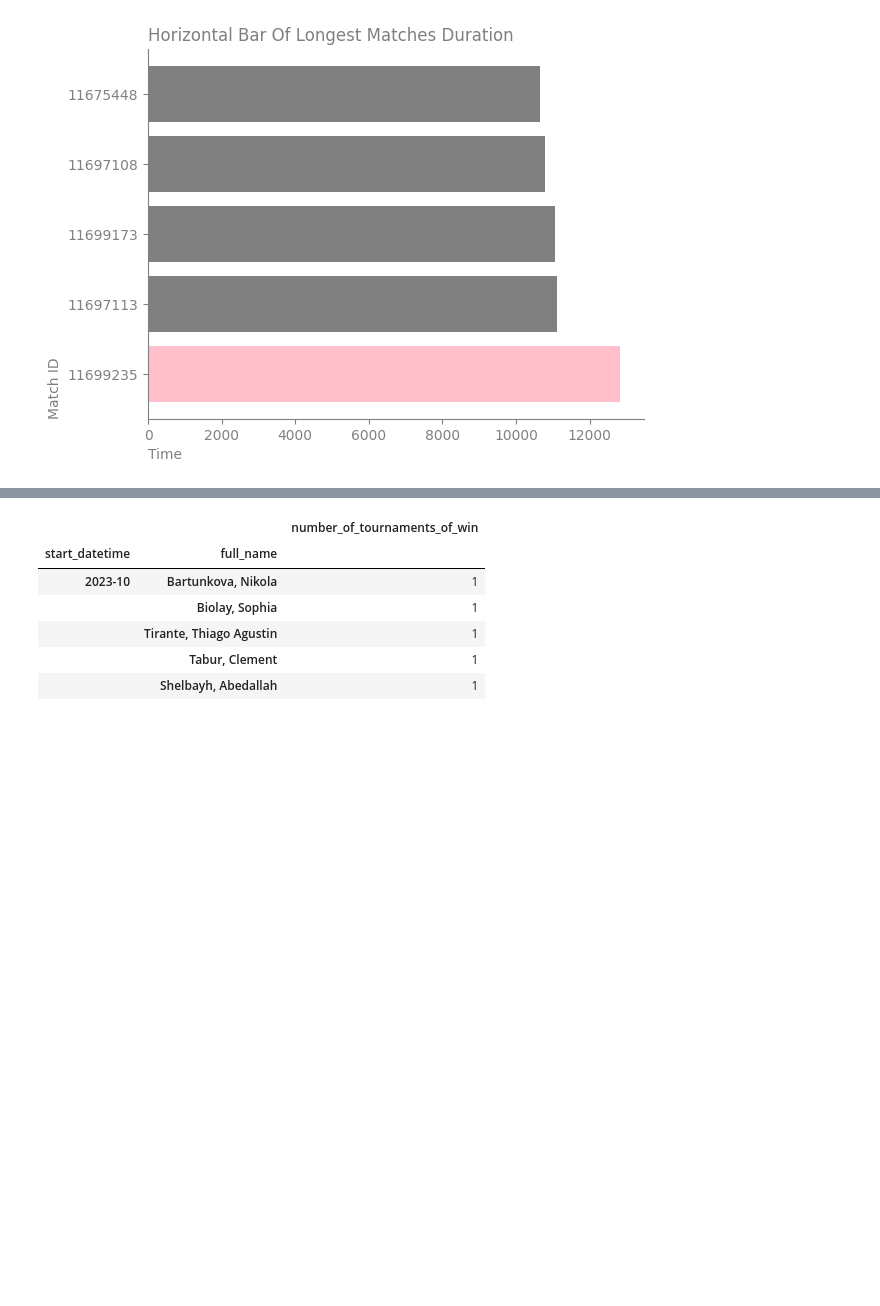
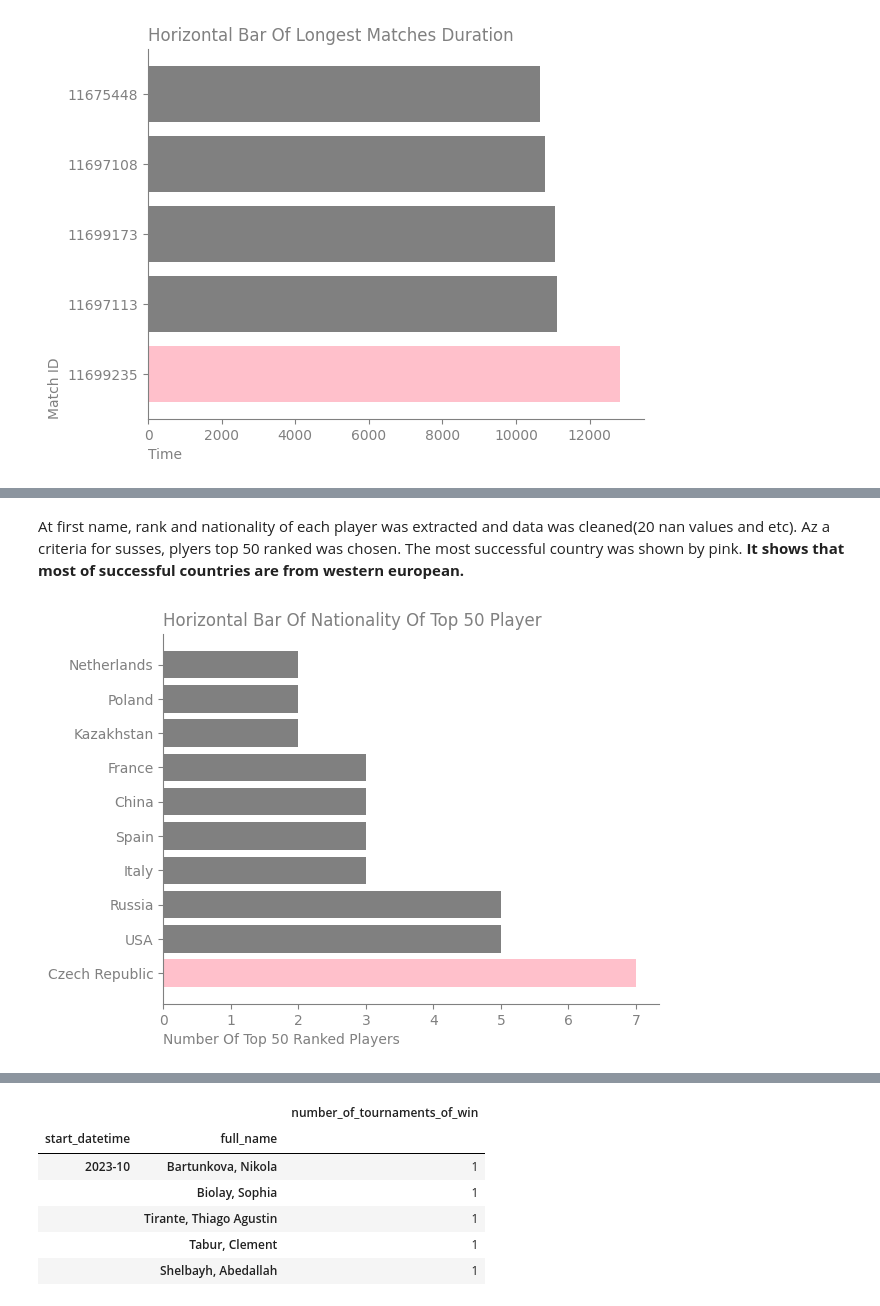
Before and after one commit to amin-eghbalian/data_analysis_tennis_peroject, a Jupyter notebook: HW10_project_data.ipynb, the cells around one changed output, grey strips where cells are left out. Saved outputs shown, nothing was run; the diff lists cells and outputs as text; code cells hidden in the pictures; blank space fills up the shorter version.

Commit message:
draw some plot till question 9

```diff
--- a/HW10_project_data.ipynb
+++ b/HW10_project_data.ipynb
@@ -597,0 +624,20 @@ players_rank_country.head()
+# %% [markdown]
+At first name, rank and nationality of each player was extracted and data was cleaned(20 nan values and etc). Az a criteria for susses, plyers top 50 ranked was chosen. The most successful country was shown by pink. **It shows that most of successful countries are from western european.**
+# %%
+ax = plt.subplot()
+clrs = ["grey" if (x < max(top_100_players_country["number_of_top_100_players"]))
+         else "pink" for x in top_100_players_country["number_of_top_100_players"]]
+
+ax.barh(top_100_players_country["country"], top_100_players_country["number_of_top_100_players"] , color=clrs)
+ax.set_title("Horizontal Bar Of Nationality Of Top 50 Player", loc="left", color="gray")
+ax.set_xlabel("Number Of Top 50 Ranked Players", loc="left", color="gray")
+
+ax.spines[['right', 'top']].set_visible(False)
+ax.spines[['bottom', 'left']].set_color("gray")
+
+ax.tick_params(axis='x', colors='gray')
+ax.tick_params(axis='y', colors='gray')
+
+plt.show()
+# %% [output]
+[figure, added]
```
Also changed, not shown: parts of 23 cells of this notebook.
